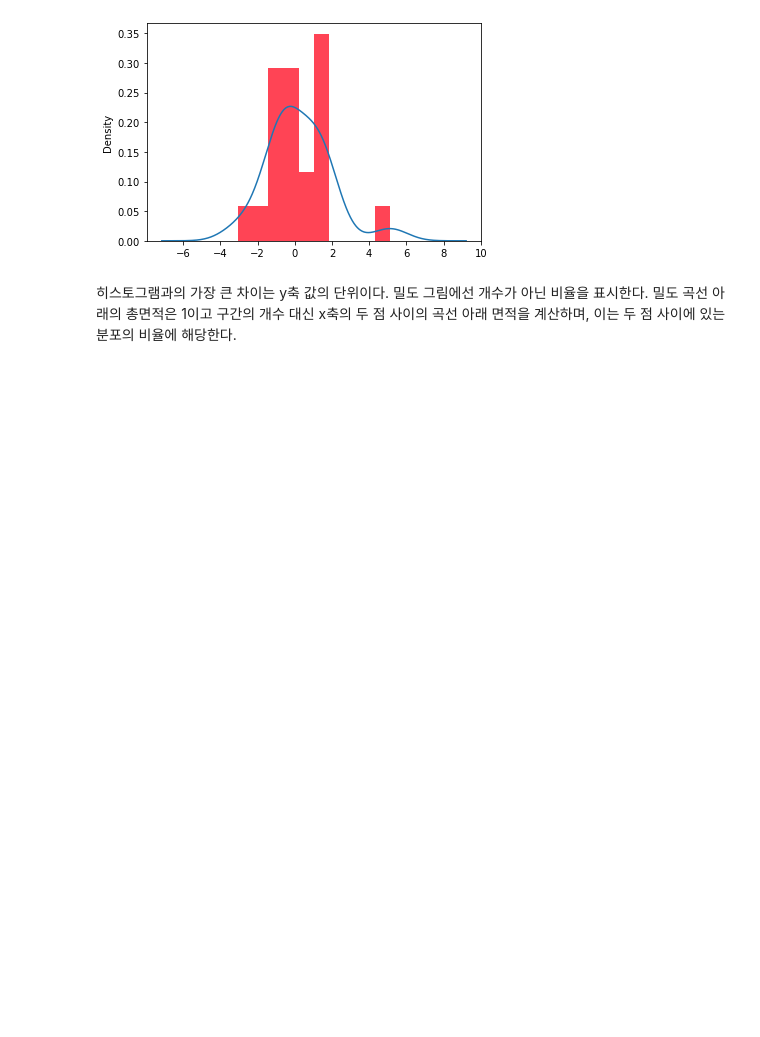
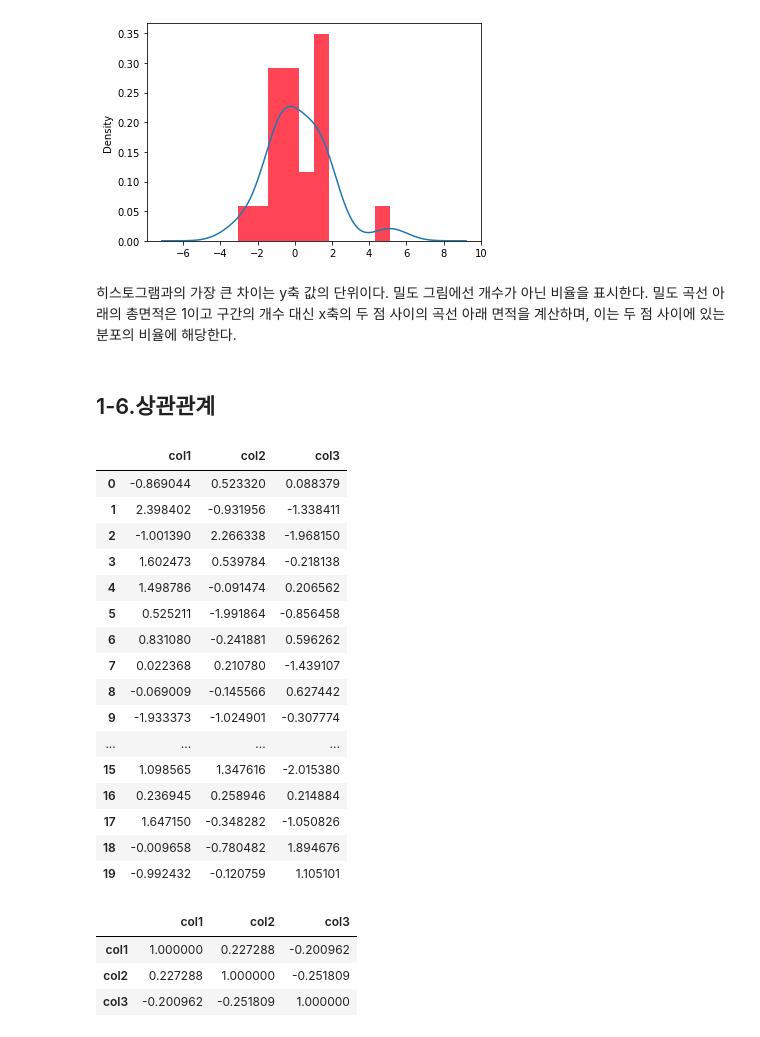
Before and after one commit to limyeonsang/datascience, a Jupyter notebook: statistics/1.ipynb, the cells around one changed output. Drawn from its saved outputs; the diff is of its cells as text; code cells hidden in the pictures; blank space fills up the shorter version.

```diff
--- a/statistics/1.ipynb
+++ b/statistics/1.ipynb
@@ -102,3 +102,38 @@ df['col2'].plot.density(ax=ax)
 [figure]
 # %% [markdown]
 히스토그램과의 가장 큰 차이는 y축 값의 단위이다. 밀도 그림에선 개수가 아닌 비율을 표시한다. 밀도 곡선 아래의 총면적은 1이고 구간의 개수 대신 x축의 두 점 사이의 곡선 아래 면적을 계산하며, 이는 두 점 사이에 있는 분포의 비율에 해당한다.
+# %% [markdown]
+## 1-6.상관관계
+# %%
+import pandas as pd
+
+df = pd.DataFrame({'col1': np.random.randn(20),
+                   'col2': np.random.randn(20),
+                   'col3':np.random.randn(20)})
+
+df
+# %% [output]
+|  | col1 | col2 | col3 |
+| 0 | -0.869044 | 0.523320 | 0.088379 |
+| 1 | 2.398402 | -0.931956 | -1.338411 |
+| 2 | -1.001390 | 2.266338 | -1.968150 |
+| 3 | 1.602473 | 0.539784 | -0.218138 |
+| 4 | 1.498786 | -0.091474 | 0.206562 |
+| 5 | 0.525211 | -1.991864 | -0.856458 |
+| 6 | 0.831080 | -0.241881 | 0.596262 |
+| 7 | 0.022368 | 0.210780 | -1.439107 |
+| 8 | -0.069009 | -0.145566 | 0.627442 |
+| 9 | -1.933373 | -1.024901 | -0.307774 |
+| ... | ... | ... | ... |
+| 15 | 1.098565 | 1.347616 | -2.015380 |
+| 16 | 0.236945 | 0.258946 | 0.214884 |
+| 17 | 1.647150 | -0.348282 | -1.050826 |
+| 18 | -0.009658 | -0.780482 | 1.894676 |
+| 19 | -0.992432 | -0.120759 | 1.105101 |
+# %%
+df.corr()
+# %% [output]
+|  | col1 | col2 | col3 |
+| col1 | 1.000000 | 0.227288 | -0.200962 |
+| col2 | 0.227288 | 1.000000 | -0.251809 |
+| col3 | -0.200962 | -0.251809 | 1.000000 |
```
Also changed, not shown: parts of 1 cell of this notebook, 6 other files.
